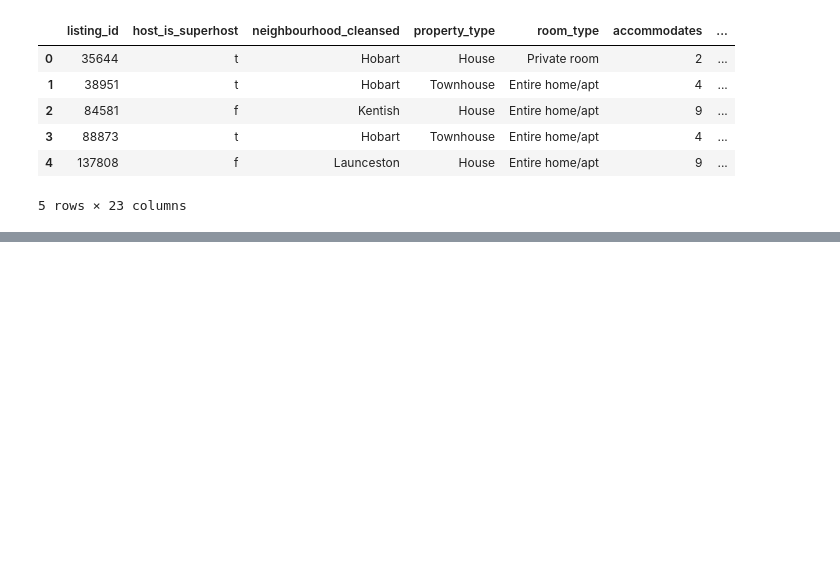
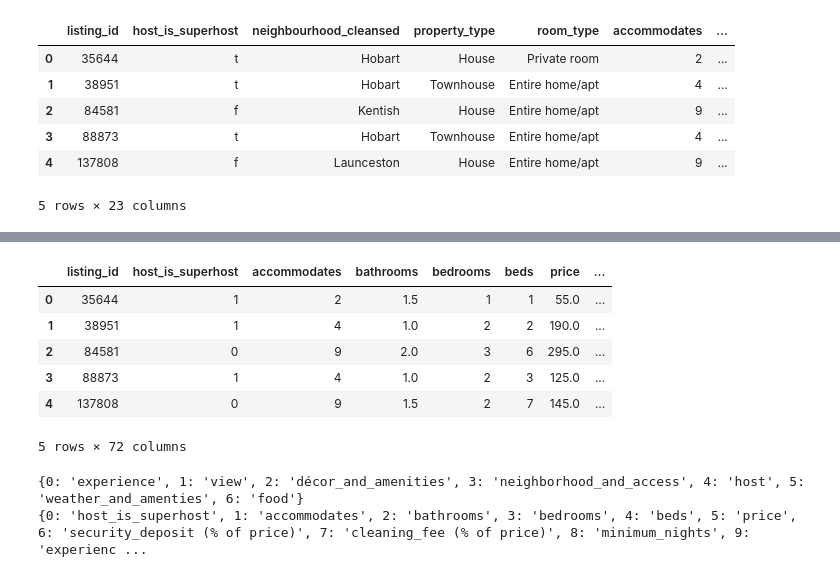
Before and after one commit to itsmemala/Airbnb, a Jupyter notebook: Recommendation/LightFM.ipynb, the cells around one changed output, grey strips where cells are left out. Cells and saved outputs as stored; diff of their text form; code cells hidden in the pictures; blank space fills up the shorter version.

```diff
--- a/Recommendation/LightFM.ipynb
+++ b/Recommendation/LightFM.ipynb
@@ -143,3 +146,11 @@ listing_profile.head()
 5 rows × 23 columns
 # %%
 listing_profile.to_csv('D:\\GitHub\\Airbnb\\Recommendation\\Tasmania-FinalDataset.csv')
+# %%
+listing_profile_trans = listing_profile.loc[:,listing_profile.columns != 'neighbourhood_cleansed']
+listing_profile_trans.loc[listing_profile_trans['host_is_superhost']=='t','host_is_superhost'] = 1
+listing_profile_trans.loc[listing_profile_trans['host_is_superhost']=='f','host_is_superhost'] = 0
+listing_profile_trans.price = listing_profile_trans.price.str[1:].replace(',','', regex=True).astype(float)
+listing_profile_trans['security_deposit (% of price)'] = listing_profile_trans['security_deposit (% of price)'].str[1:].replace(',','', regex=True).replace('%','', regex=True).astype(float)
+listing_profile_trans['cleaning_fee (% of price)'] = listing_profile_trans['cleaning_fee (% of price)'].str[1:].replace(',','', regex=True).replace('%','', regex=True).astype(float)
+#pd.get_dummies(listing_profile['host_is_superhost'], prefix='host_is_superhost')
@@ -145,0 +177,6 @@ listing_profile.to_csv('D:\\GitHub\\Airbnb\\Recommendation\\Tasmania-FinalDatase
+# %%
+text_columns = []
+for c in listing_profile_trans.columns:
+    if(listing_profile_trans[c].dtypes == 'object'):
+        text_columns.append(c)
+text_columns
@@ -145,0 +185,4 @@ listing_profile.to_csv('D:\\GitHub\\Airbnb\\Recommendation\\Tasmania-FinalDatase
+# %%
+for c in text_columns:
+    listing_profile_trans = pd.concat([listing_profile_trans,pd.get_dummies(listing_profile_trans[c], prefix=c,dummy_na=True)],axis=1).drop([c],axis=1)
+    print("Created dummies for", c)
@@ -145,0 +234,10 @@ listing_profile.to_csv('D:\\GitHub\\Airbnb\\Recommendation\\Tasmania-FinalDatase
+# %%
+listing_profile_trans.head()
+# %% [output]
+|  | listing_id | host_is_superhost | accommodates | bathrooms | bedrooms | beds | price | ... |
+| 0 | 35644 | 1 | 2 | 1.5 | 1 | 1 | 55.0 | ... |
+| 1 | 38951 | 1 | 4 | 1.0 | 2 | 2 | 190.0 | ... |
+| 2 | 84581 | 0 | 9 | 2.0 | 3 | 6 | 295.0 | ... |
+| 3 | 88873 | 1 | 4 | 1.0 | 2 | 3 | 125.0 | ... |
+| 4 | 137808 | 0 | 9 | 1.5 | 2 | 7 | 145.0 | ... |
+5 rows × 72 columns
@@ -145,0 +249,9 @@ listing_profile.to_csv('D:\\GitHub\\Airbnb\\Recommendation\\Tasmania-FinalDatase
+# %%
+#Create dictionary for column headers
+user_profile_dict = dict(zip([ i for i in range(0,7)],user_profile_agg.columns[1:8]))
+print(user_profile_dict)
+listing_profile_dict = dict(zip([ i for i in range(0,70)],listing_profile_trans.columns[1:71]))
+print(listing_profile_dict)
+# %% [output]
+{0: 'experience', 1: 'view', 2: 'décor_and_amenities', 3: 'neighborhood_and_access', 4: 'host', 5: 'weather_and_amenties', 6: 'food'}
+{0: 'host_is_superhost', 1: 'accommodates', 2: 'bathrooms', 3: 'bedrooms', 4: 'beds', 5: 'price', 6: 'security_deposit (% of price)', 7: 'cleaning_fee (% of price)', 8: 'minimum_nights', 9: 'experienc ...
```
Also changed, not shown: parts of 23 cells of this notebook, 3 other files.
